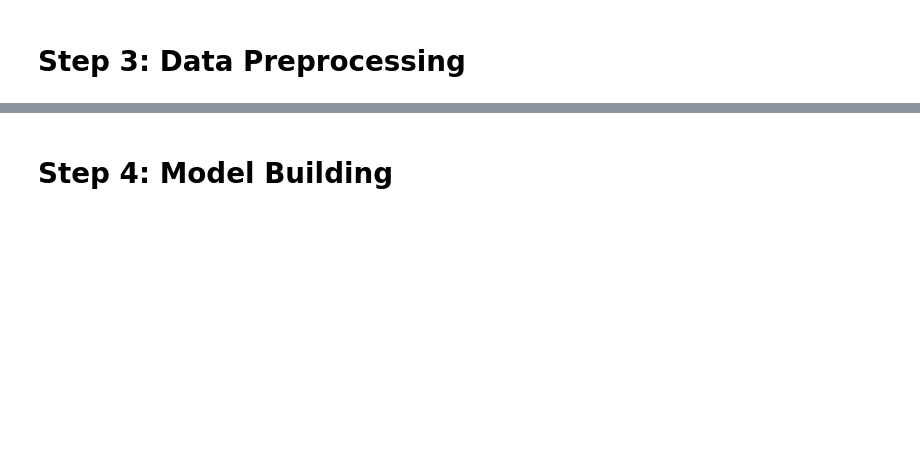
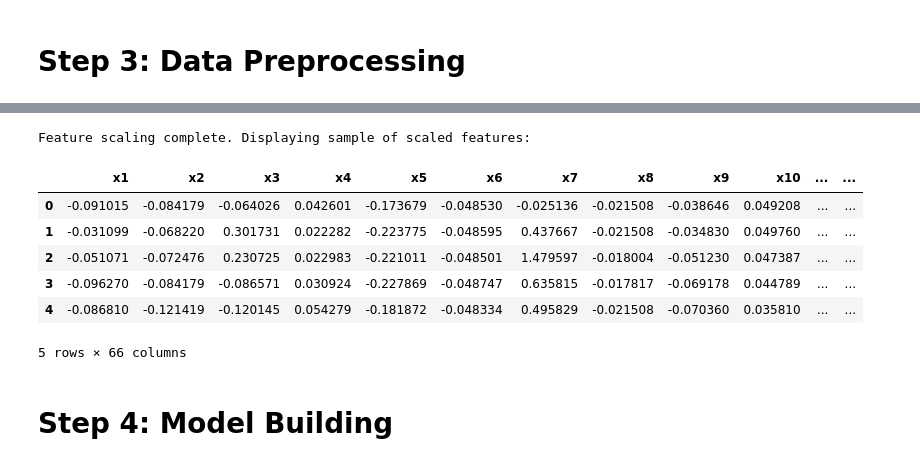
Before and after one commit to AkNegi924/ClearVista, a Jupyter notebook: ModelTraining.ipynb, the cells around one changed output, grey strips where cells are left out. Drawn from its saved outputs; the diff is of its cells as text; code cells hidden in the pictures; blank space fills up the shorter version.

```diff
--- a/ModelTraining.ipynb
+++ b/ModelTraining.ipynb
@@ -271,3 +302,20 @@ X_scaled = scaler.fit_transform(X_resampled)
+# %%
+# Feature Scaling
+scaler = StandardScaler()
+X_scaled = scaler.fit_transform(X_resampled)
+print("\nFeature scaling complete. Displaying sample of scaled features:")
+
+# Display a sample of the scaled features
+pd.DataFrame(X_scaled, columns=X.columns).head(5)
+# %% [output]
+Feature scaling complete. Displaying sample of scaled features:
+|  | x1 | x2 | x3 | x4 | x5 | x6 | x7 | x8 | x9 | x10 | ... | ... |
+| 0 | -0.091015 | -0.084179 | -0.064026 | 0.042601 | -0.173679 | -0.048530 | -0.025136 | -0.021508 | -0.038646 | 0.049208 | ... | ... |
+| 1 | -0.031099 | -0.068220 | 0.301731 | 0.022282 | -0.223775 | -0.048595 | 0.437667 | -0.021508 | -0.034830 | 0.049760 | ... | ... |
+| 2 | -0.051071 | -0.072476 | 0.230725 | 0.022983 | -0.221011 | -0.048501 | 1.479597 | -0.018004 | -0.051230 | 0.047387 | ... | ... |
+| 3 | -0.096270 | -0.084179 | -0.086571 | 0.030924 | -0.227869 | -0.048747 | 0.635815 | -0.017817 | -0.069178 | 0.044789 | ... | ... |
+| 4 | -0.086810 | -0.121419 | -0.120145 | 0.054279 | -0.181872 | -0.048334 | 0.495829 | -0.021508 | -0.070360 | 0.035810 | ... | ... |
+5 rows × 66 columns
 # %% [markdown]
 # Step 4: Model Building
 # %%
```
Also changed, not shown: parts of 12 cells of this notebook, 1 other file.
